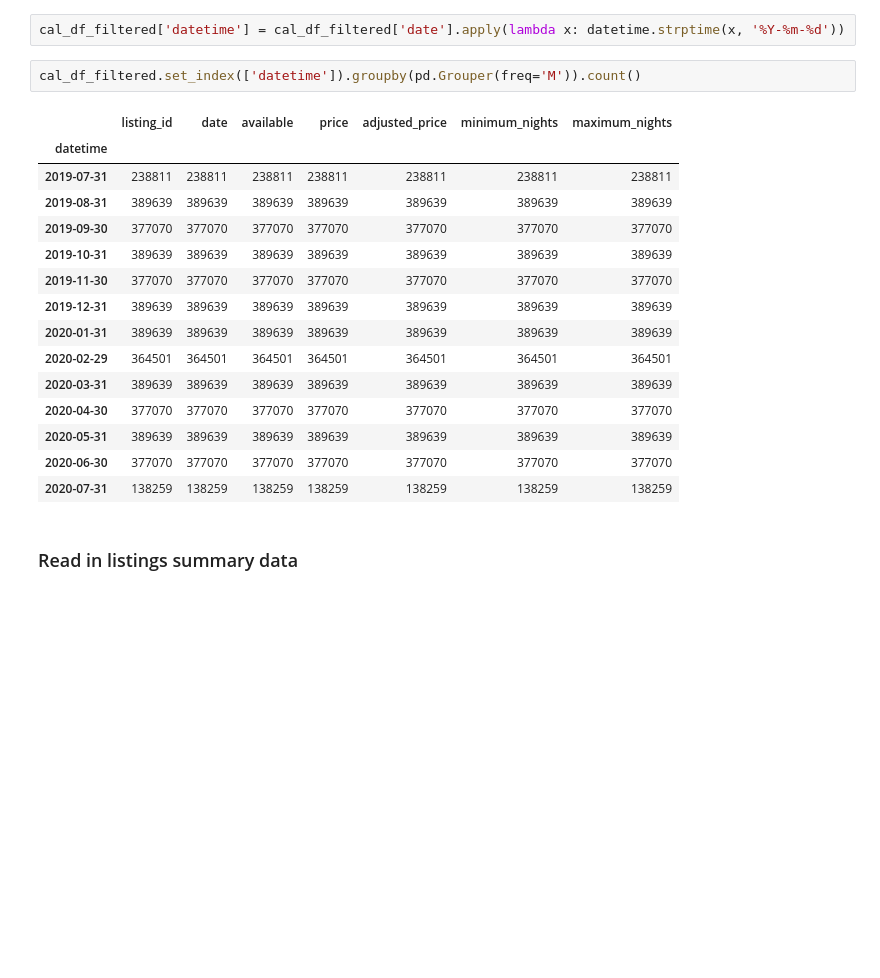
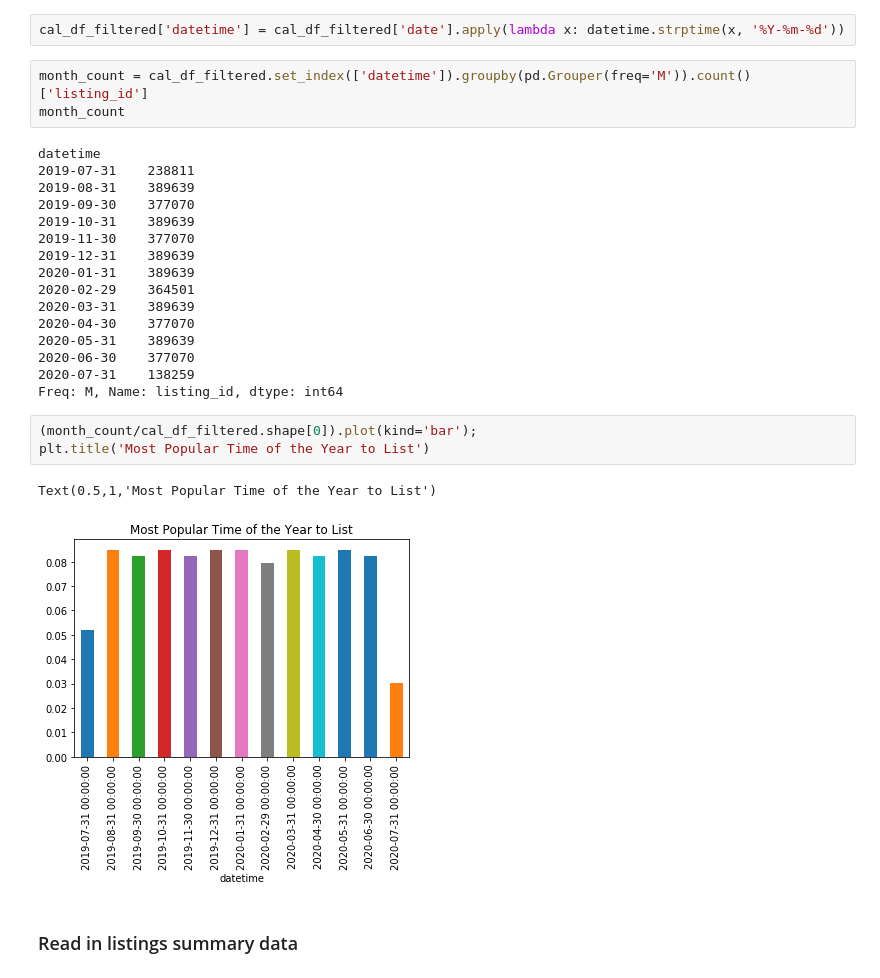
Before and after one commit to elok/DSND_Project_1, a Jupyter notebook: dsnd_project_1/DSND Project 1.ipynb, the cells around one changed output. Saved outputs shown, nothing was run; the diff lists cells and outputs as text; blank space fills up the shorter version.

Commit message:
added charts and corrected logic for most popular month of the year

```diff
--- a/dsnd_project_1/DSND Project 1.ipynb
+++ b/dsnd_project_1/DSND Project 1.ipynb
@@ -28,23 +28,30 @@ cal_df_filtered.head(4)
 # %%
 cal_df_filtered['datetime'] = cal_df_filtered['date'].apply(lambda x: datetime.strptime(x, '%Y-%m-%d'))
 # %%
-cal_df_filtered.set_index(['datetime']).groupby(pd.Grouper(freq='M')).count()
+month_count = cal_df_filtered.set_index(['datetime']).groupby(pd.Grouper(freq='M')).count()['listing_id']
+month_count
 # %% [output]
-|  | listing_id | date | available | price | adjusted_price | minimum_nights | maximum_nights |
-| datetime |  |  |  |  |  |  |  |
-| 2019-07-31 | 238811 | 238811 | 238811 | 238811 | 238811 | 238811 | 238811 |
-| 2019-08-31 | 389639 | 389639 | 389639 | 389639 | 389639 | 389639 | 389639 |
-| 2019-09-30 | 377070 | 377070 | 377070 | 377070 | 377070 | 377070 | 377070 |
-| 2019-10-31 | 389639 | 389639 | 389639 | 389639 | 389639 | 389639 | 389639 |
-| 2019-11-30 | 377070 | 377070 | 377070 | 377070 | 377070 | 377070 | 377070 |
-| 2019-12-31 | 389639 | 389639 | 389639 | 389639 | 389639 | 389639 | 389639 |
-| 2020-01-31 | 389639 | 389639 | 389639 | 389639 | 389639 | 389639 | 389639 |
-| 2020-02-29 | 364501 | 364501 | 364501 | 364501 | 364501 | 364501 | 364501 |
-| 2020-03-31 | 389639 | 389639 | 389639 | 389639 | 389639 | 389639 | 389639 |
-| 2020-04-30 | 377070 | 377070 | 377070 | 377070 | 377070 | 377070 | 377070 |
-| 2020-05-31 | 389639 | 389639 | 389639 | 389639 | 389639 | 389639 | 389639 |
-| 2020-06-30 | 377070 | 377070 | 377070 | 377070 | 377070 | 377070 | 377070 |
-| 2020-07-31 | 138259 | 138259 | 138259 | 138259 | 138259 | 138259 | 138259 |
+datetime
+2019-07-31    238811
+2019-08-31    389639
+2019-09-30    377070
+2019-10-31    389639
+2019-11-30    377070
+2019-12-31    389639
+2020-01-31    389639
+2020-02-29    364501
+2020-03-31    389639
+2020-04-30    377070
+2020-05-31    389639
+2020-06-30    377070
+2020-07-31    138259
+Freq: M, Name: listing_id, dtype: int64
+# %%
+(month_count/cal_df_filtered.shape[0]).plot(kind='bar');
+plt.title('Most Popular Time of the Year to List')
+# %% [output]
+Text(0.5,1,'Most Popular Time of the Year to List')
+[figure, added]
 # %% [markdown]
 ### Read in listings summary data
 # %%
```
Also changed, not shown: parts of 12 cells of this notebook.
